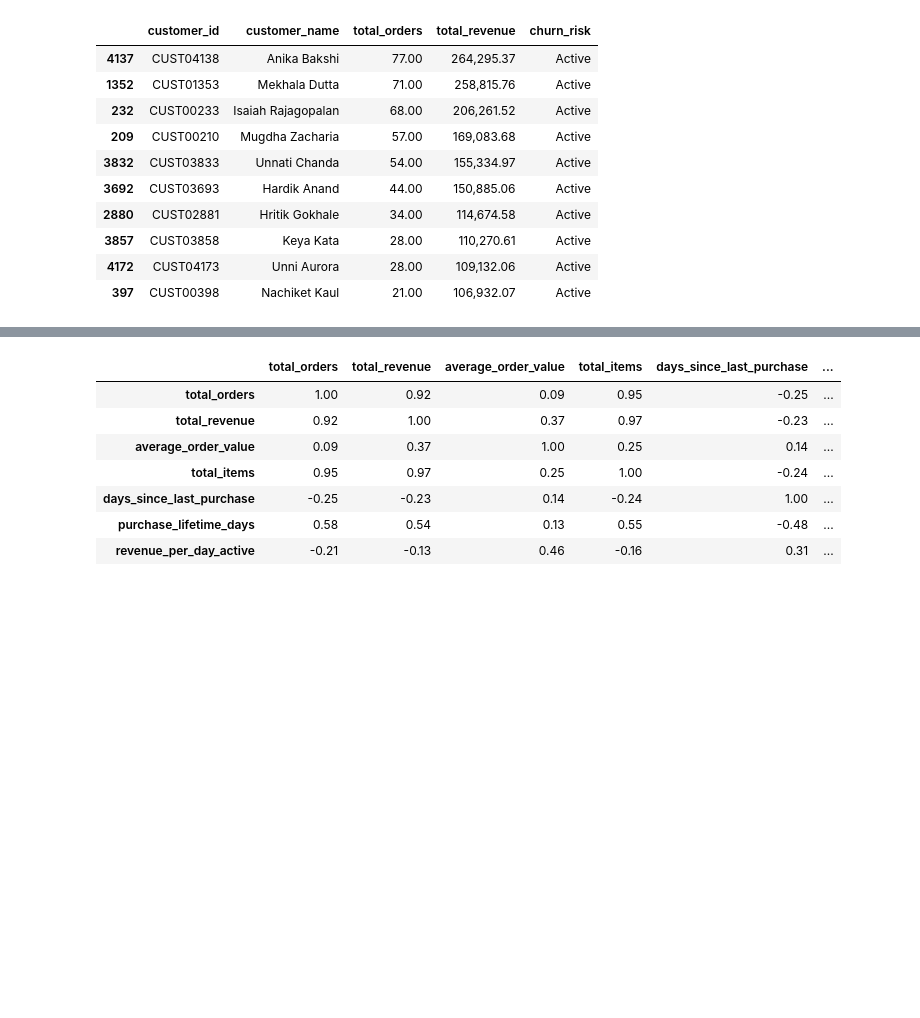
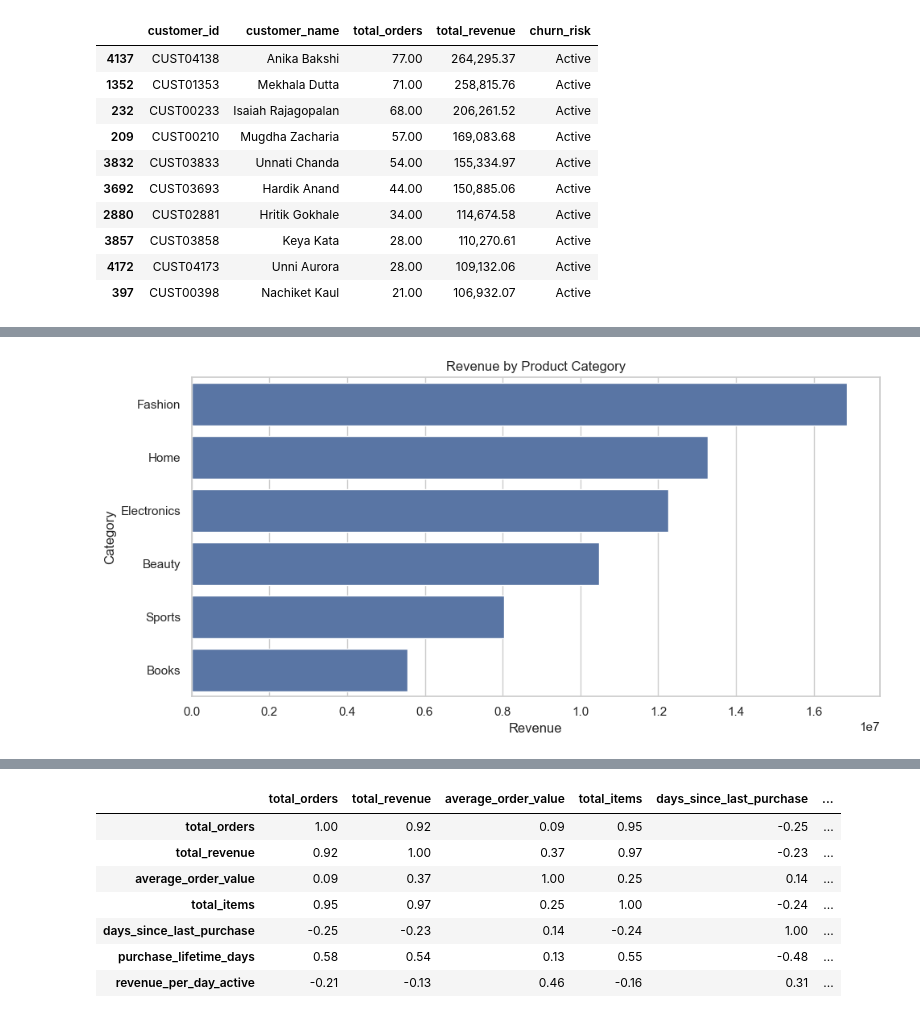
Before and after one commit to Shad0wcoder/ecommerce-eda-sales-pipeline, a Jupyter notebook: notebooks/01_ecommerce_analysis.ipynb, the cells around one changed output, grey strips where cells are left out. Drawn from its saved outputs; the diff is of its cells as text; code cells hidden in the pictures; blank space fills up the shorter version.

```diff
--- a/notebooks/01_ecommerce_analysis.ipynb
+++ b/notebooks/01_ecommerce_analysis.ipynb
@@ -561,0 +598,26 @@ top_customers
+# %%
+category_data = order_items.merge(
+    products[
+        [
+            "product_id",
+            "category"
+        ]
+    ],
+    on="product_id",
+    how="left"
+)
+# %%
+category_summary = (
+    category_data
+    .groupby("category")
+    .agg(
+        revenue=("net_amount", "sum"),
+        items_sold=("quantity", "sum")
+    )
+    .sort_values(
+        "revenue",
+        ascending=False
+    )
+)
+
+category_summary
@@ -561,0 +633,17 @@ top_customers
+# %%
+plt.figure(figsize=(10, 5))
+
+sns.barplot(
+    data=category_summary.reset_index(),
+    x="revenue",
+    y="category"
+)
+
+plt.title("Revenue by Product Category")
+plt.xlabel("Revenue")
+plt.ylabel("Category")
+
+plt.tight_layout()
+plt.show()
+# %% [output]
+[figure, added]
```
Also changed, not shown: parts of 11 cells of this notebook, 1 other file.
